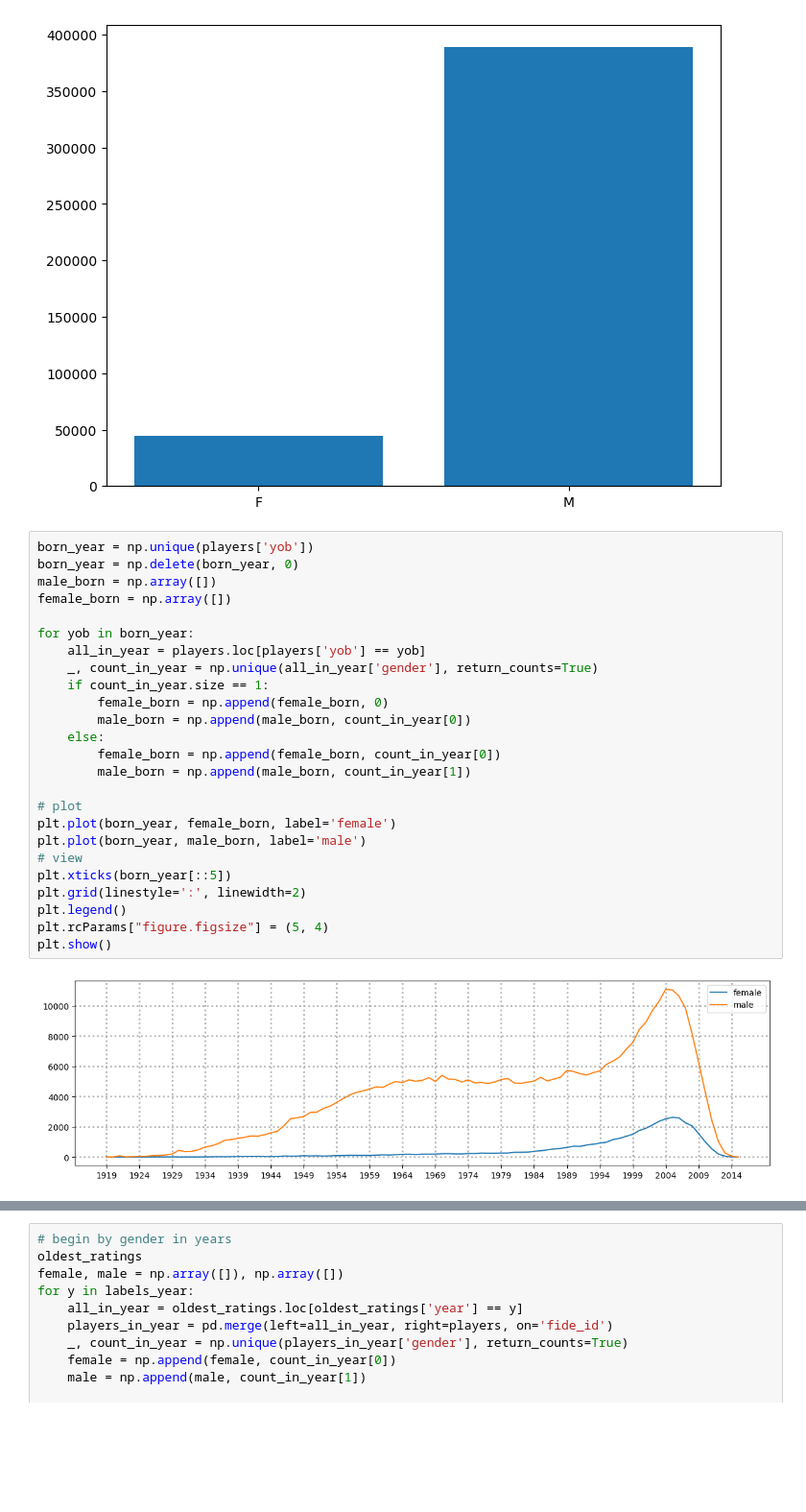
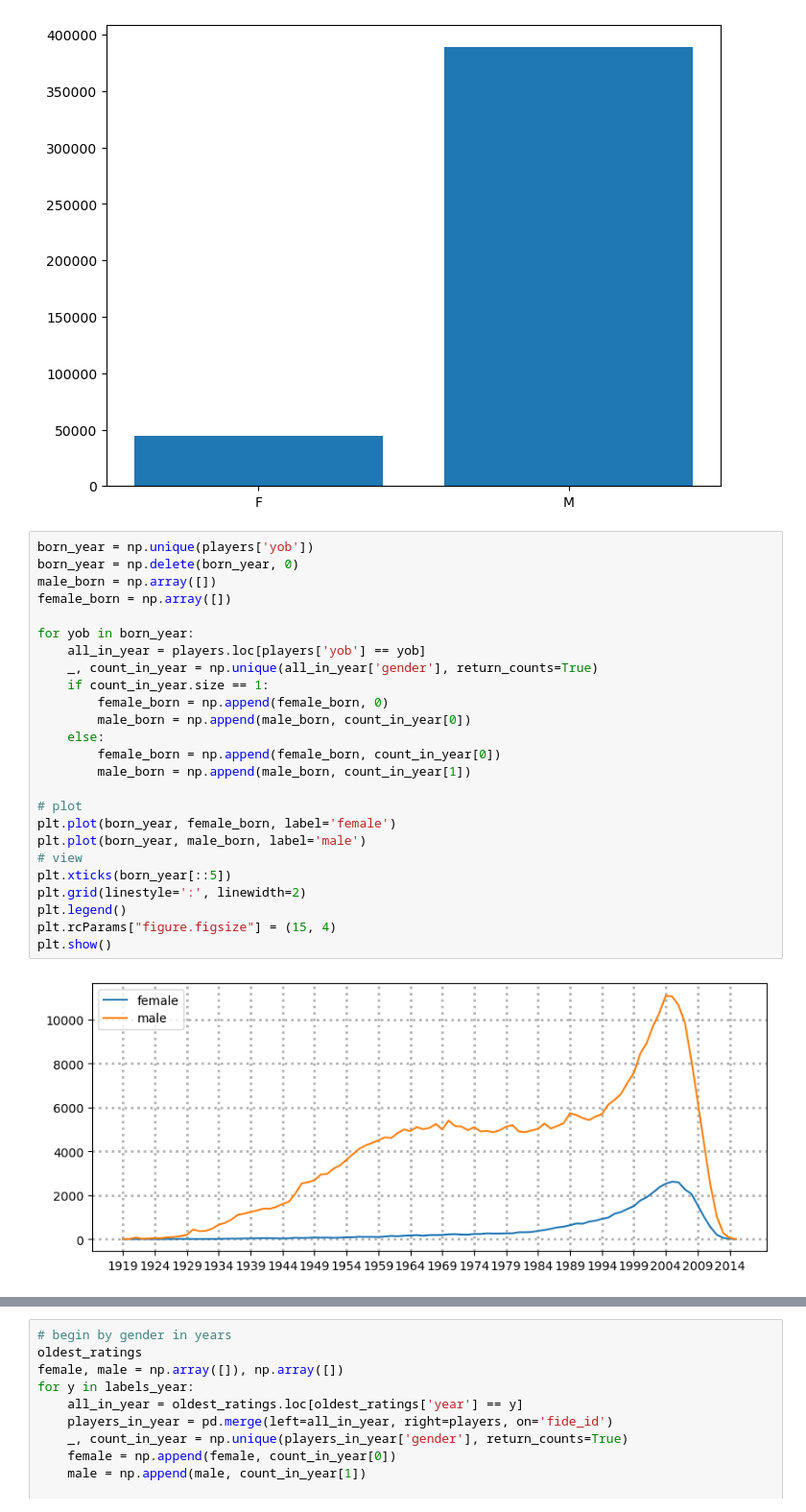
Before and after one commit to Itziar01/Kaggle-Chess-FIDE-Ratings, a Jupyter notebook: Untitled.ipynb, the cells around one changed output, grey strips where cells are left out. Shown: that part at 96% size. Saved outputs shown, nothing was run; the diff lists cells and outputs as text; blank space fills up the shorter version.

```diff
--- a/Untitled.ipynb
+++ b/Untitled.ipynb
@@ -82,30 +84,30 @@ El percentage de dones és de 10.246015118092794% envers del de homes que és de
 # %%
 born_year = np.unique(players['yob'])
 born_year = np.delete(born_year, 0)
 male_born = np.array([])
 female_born = np.array([])
 
 for yob in born_year:
     all_in_year = players.loc[players['yob'] == yob]
     _, count_in_year = np.unique(all_in_year['gender'], return_counts=True)
     if count_in_year.size == 1:
         female_born = np.append(female_born, 0)
         male_born = np.append(male_born, count_in_year[0])
     else:
         female_born = np.append(female_born, count_in_year[0])
         male_born = np.append(male_born, count_in_year[1])
 
 # plot
 plt.plot(born_year, female_born, label='female')
 plt.plot(born_year, male_born, label='male')
 # view
 plt.xticks(born_year[::5])
 plt.grid(linestyle=':', linewidth=2)
 plt.legend()
-plt.rcParams["figure.figsize"] = (5, 4)
+plt.rcParams["figure.figsize"] = (15, 4)
 plt.show()
 # %% [output]
-[figure, old version]
+[figure, new version]
 # %%
 # primer rating en standard per any
 unique_id, start_index = np.unique(ratings['fide_id'], return_index=True)
```
Also changed, not shown: parts of 7 cells of this notebook.
